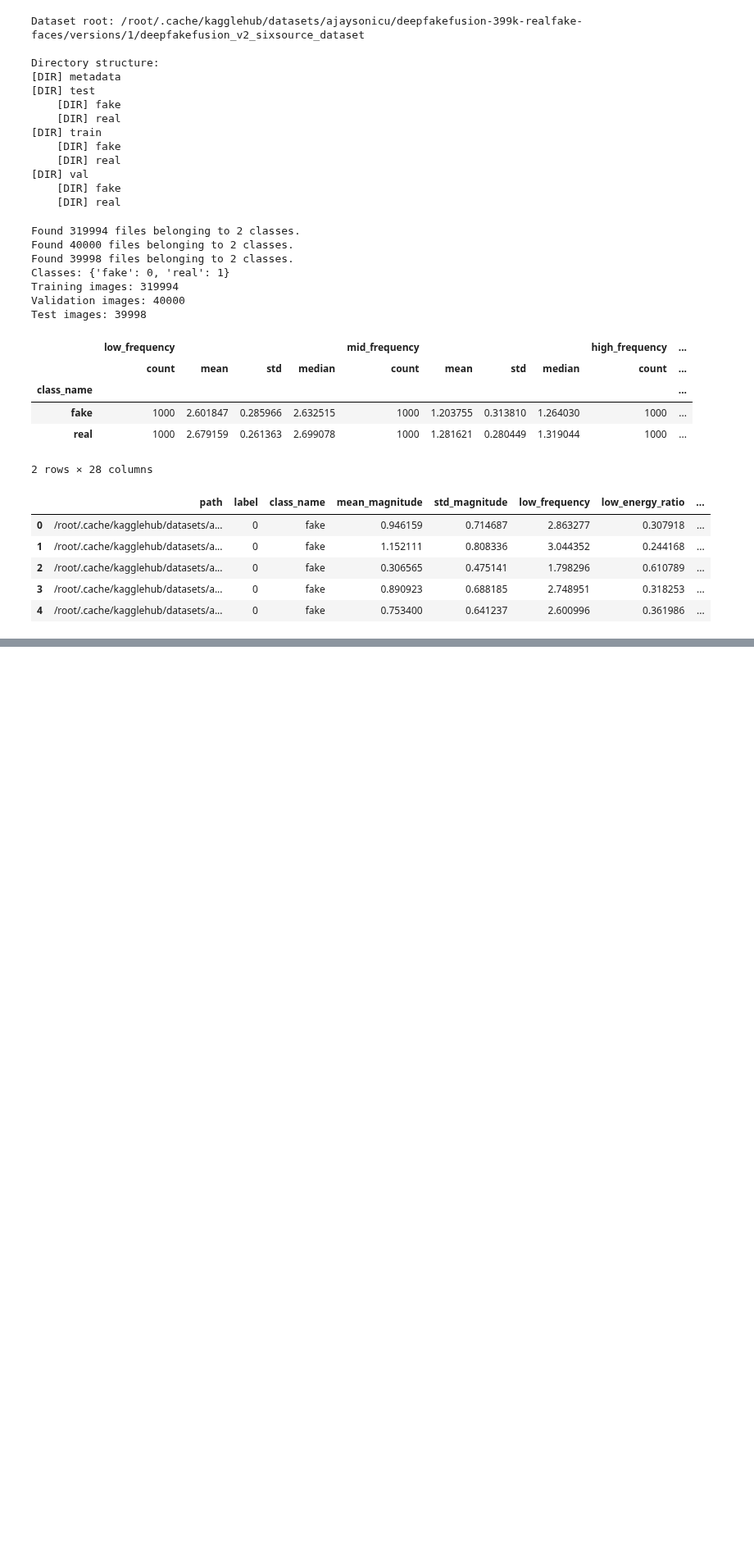
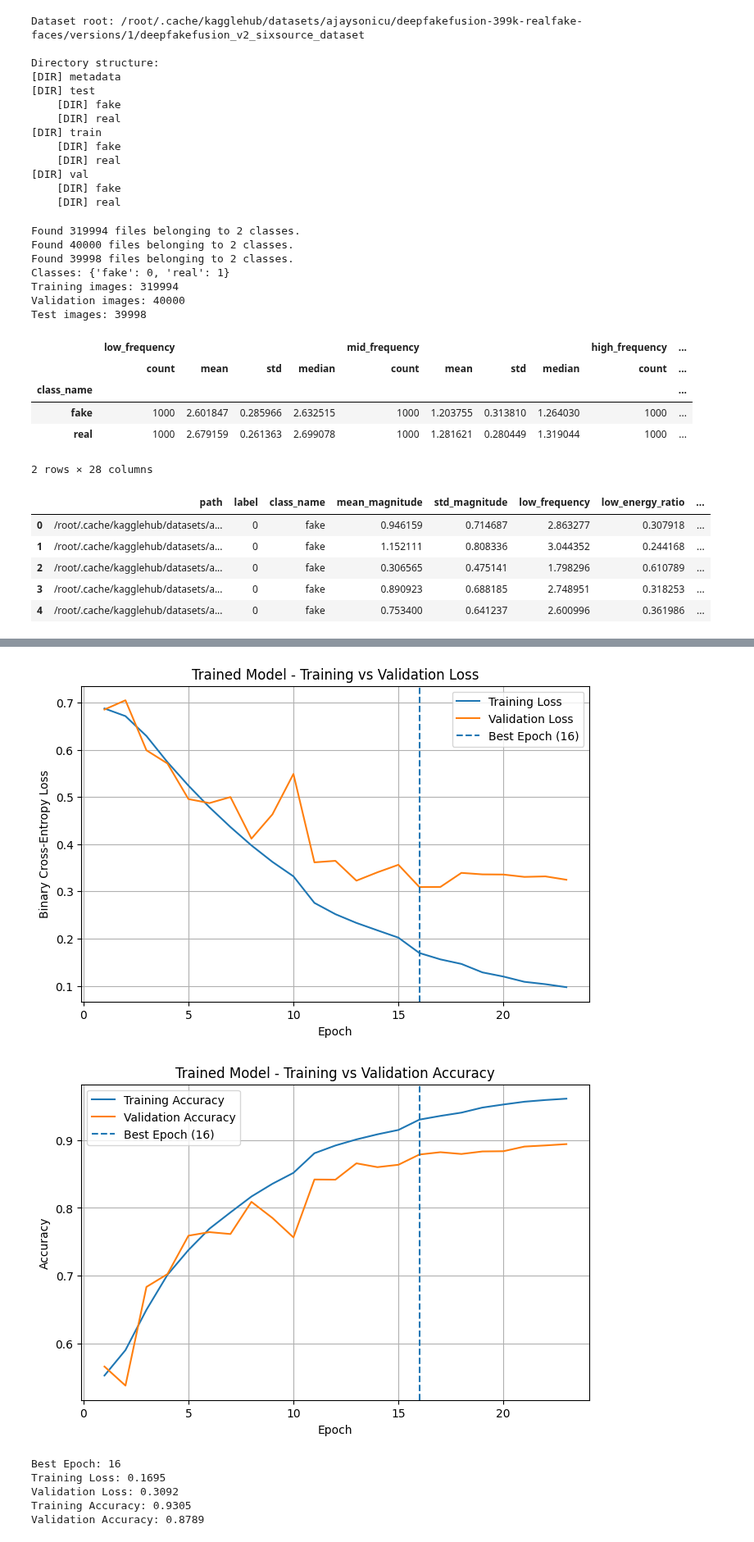
Before and after one commit to a-little-black-cat/DeepLearningProject, a Jupyter notebook: face_classif.ipynb, the cells around one changed output, grey strips where cells are left out. Shown at 82% size. Cells and saved outputs as stored; diff of their text form; code cells hidden in the pictures; blank space fills up the shorter version.

```diff
--- a/face_classif.ipynb
+++ b/face_classif.ipynb
@@ -572,0 +677,34 @@ NameError: name 'history' is not defined
+# %%
+epochs_ran = np.arange(1, len(history.history["loss"]) + 1)
+best_epoch_idx = int(np.argmin(history.history["val_loss"]))
+best_epoch = best_epoch_idx + 1
+
+plt.figure(figsize=(8, 5))
+plt.plot(epochs_ran, history.history["loss"], label="Training Loss")
+plt.plot(epochs_ran, history.history["val_loss"], label="Validation Loss")
+plt.axvline(best_epoch, linestyle="--", label=f"Best Epoch ({best_epoch})")
+plt.xlabel("Epoch"); plt.ylabel("Binary Cross-Entropy Loss")
+plt.title("Trained Model - Training vs Validation Loss")
+plt.legend(); plt.grid(True); plt.show()
+
+plt.figure(figsize=(8, 5))
+plt.plot(epochs_ran, history.history["accuracy"], label="Training Accuracy")
+plt.plot(epochs_ran, history.history["val_accuracy"], label="Validation Accuracy")
+plt.axvline(best_epoch, linestyle="--", label=f"Best Epoch ({best_epoch})")
+plt.xlabel("Epoch"); plt.ylabel("Accuracy")
+plt.title("Trained Model - Training vs Validation Accuracy")
+plt.legend(); plt.grid(True); plt.show()
+
+print(f"Best Epoch: {best_epoch}")
+print(f"Training Loss: {history.history['loss'][best_epoch_idx]:.4f}")
+print(f"Validation Loss: {history.history['val_loss'][best_epoch_idx]:.4f}")
+print(f"Training Accuracy: {history.history['accuracy'][best_epoch_idx]:.4f}")
+print(f"Validation Accuracy: {history.history['val_accuracy'][best_epoch_idx]:.4f}")
+# %% [output]
+[figure, added]
+[figure, added]
+Best Epoch: 16
+Training Loss: 0.1695
+Validation Loss: 0.3092
+Training Accuracy: 0.9305
+Validation Accuracy: 0.8789
```
Also changed, not shown: parts of 12 cells of this notebook.
